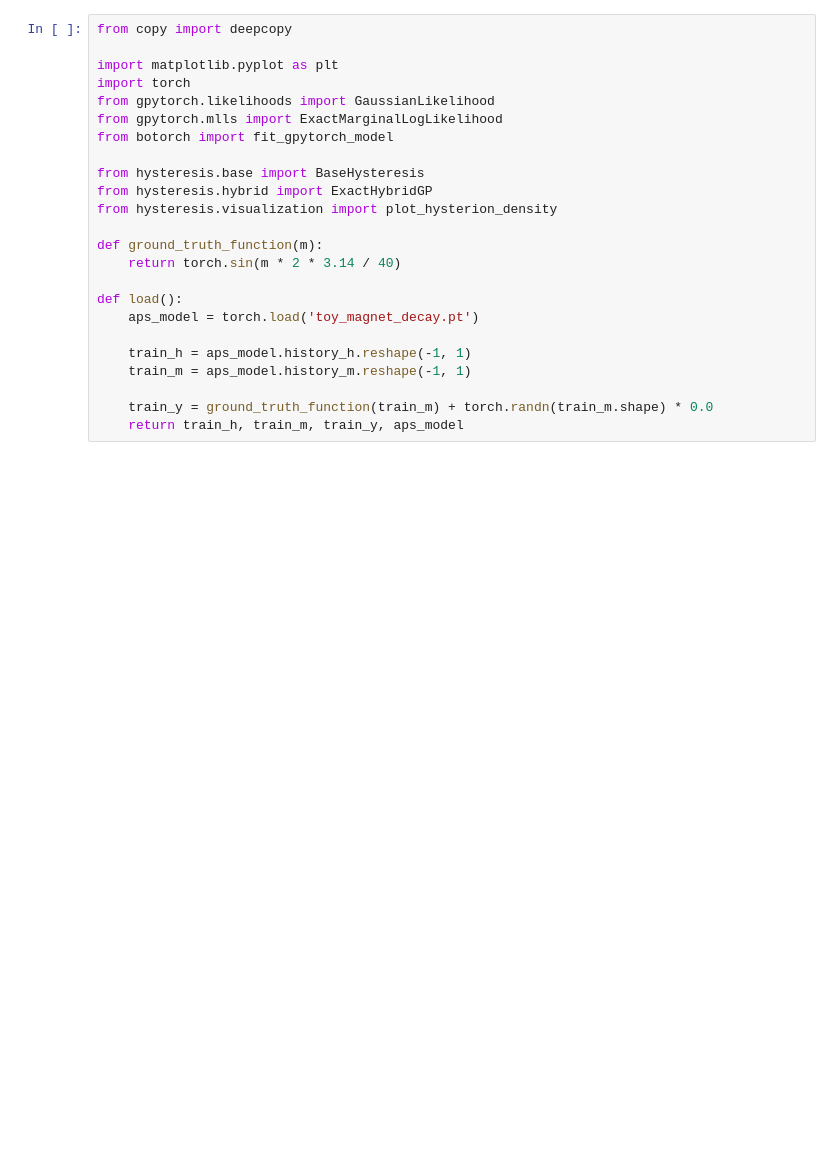
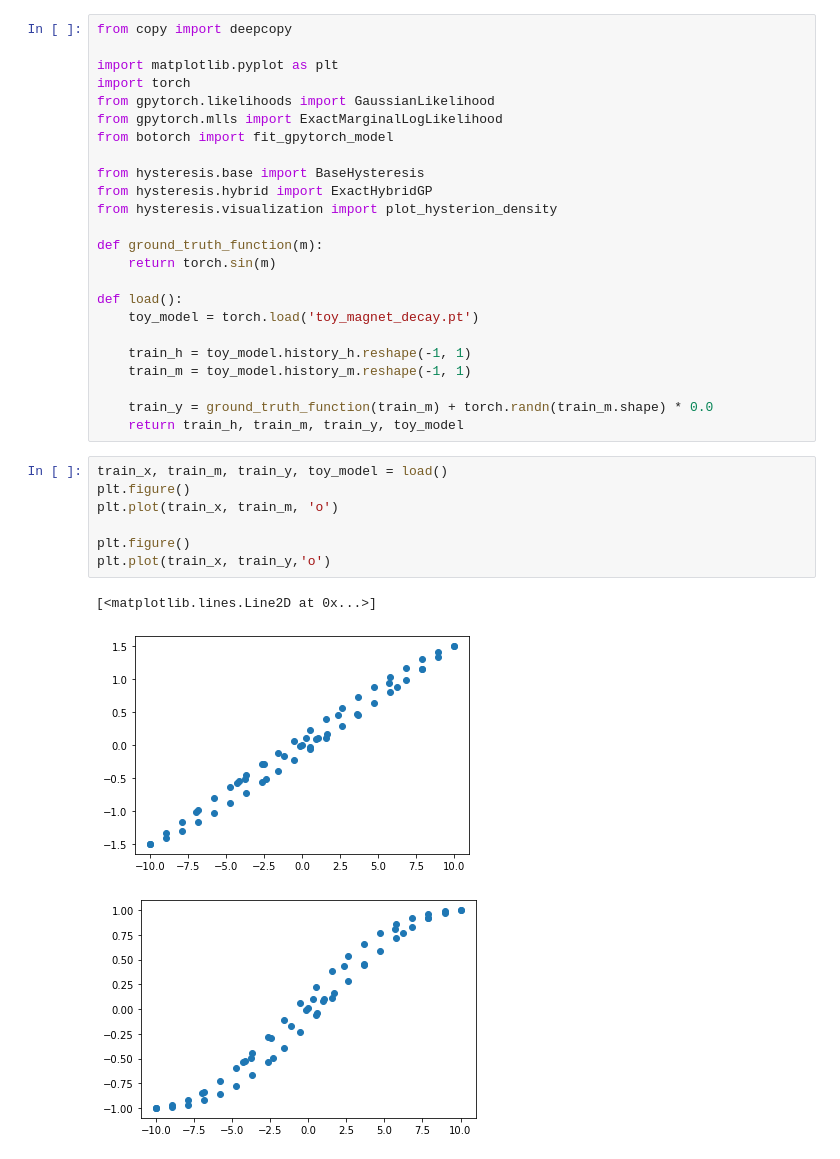
Before and after one commit to roussel-ryan/diff_hysteresis, a Jupyter notebook: fitting/toy/hybrid.ipynb, the cells around one changed output. Cells and saved outputs as stored; diff of their text form; blank space fills up the shorter version.

```diff
--- a/fitting/toy/hybrid.ipynb
+++ b/fitting/toy/hybrid.ipynb
@@ -12,14 +12,25 @@ from hysteresis.hybrid import ExactHybridGP
 from hysteresis.visualization import plot_hysterion_density
 
 def ground_truth_function(m):
-    return torch.sin(m * 2 * 3.14 / 40)
+    return torch.sin(m)
 
 def load():
-    aps_model = torch.load('toy_magnet_decay.pt')
+    toy_model = torch.load('toy_magnet_decay.pt')
 
-    train_h = aps_model.history_h.reshape(-1, 1)
-    train_m = aps_model.history_m.reshape(-1, 1)
+    train_h = toy_model.history_h.reshape(-1, 1)
+    train_m = toy_model.history_m.reshape(-1, 1)
 
     train_y = ground_truth_function(train_m) + torch.randn(train_m.shape) * 0.0
-    return train_h, train_m, train_y, aps_model
+    return train_h, train_m, train_y, toy_model
+# %%
+train_x, train_m, train_y, toy_model = load()
+plt.figure()
+plt.plot(train_x, train_m, 'o')
+
+plt.figure()
+plt.plot(train_x, train_y,'o')
+# %% [output]
+[<matplotlib.lines.Line2D at 0x...>]
+[figure, added]
+[figure, added]
 # %%
```
Also changed, not shown: parts of 3 cells of this notebook, 16 other files.
